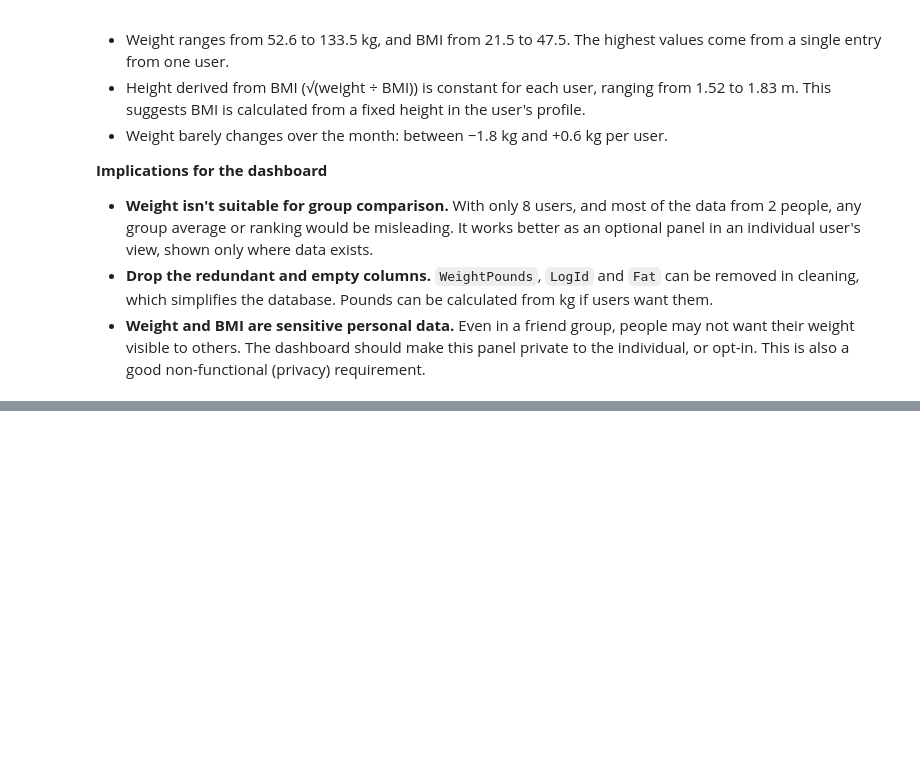
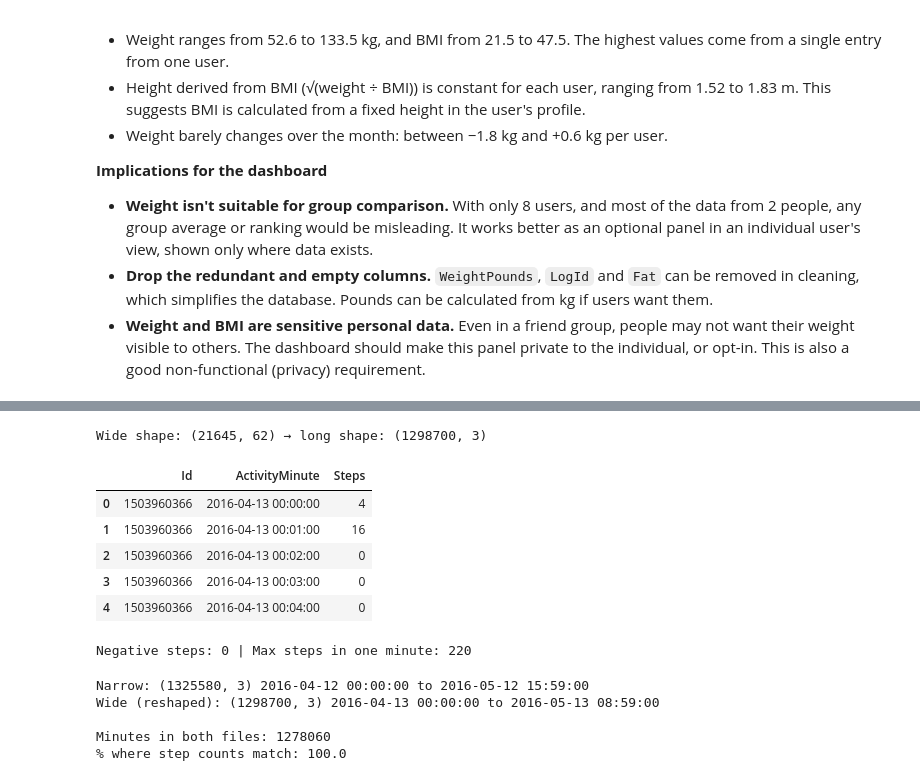
Before and after one commit to Maryam2125/DATA2007-Fitbit-Dashboard-Group, a Jupyter notebook: exploration/exploration_zoe.ipynb, the cells around one changed output, grey strips where cells are left out. Drawn from its saved outputs; the diff is of its cells as text; code cells hidden in the pictures; blank space fills up the shorter version.

Commit message:
Explore minuteStepsWide: reshape to long, compare with narrow, findings

```diff
--- a/exploration/exploration_zoe.ipynb
+++ b/exploration/exploration_zoe.ipynb
@@ -288,3 +288,7 @@ Id
 - **Weight isn't suitable for group comparison.** With only 8 users, and most of the data from 2 people, any group average or ranking would be misleading. It works better as an optional panel in an individual user's view, shown only where data exists.
 - **Drop the redundant and empty columns.** `WeightPounds`, `LogId` and `Fat` can be removed in cleaning, which simplifies the database. Pounds can be calculated from kg if users want them.
 - **Weight and BMI are sensitive personal data.** Even in a friend group, people may not want their weight visible to others. The dashboard should make this panel private to the individual, or opt-in. This is also a good non-functional (privacy) requirement.
+# %%
+steps_wide["ActivityHour"] = pd.to_datetime(steps_wide["ActivityHour"], format="%m/%d/%Y %I:%M:%S %p")
+print("Date range:", steps_wide["ActivityHour"].min(), "to", steps_wide["ActivityHour"].max())
+print("Step columns:", [c for c in steps_wide.columns if c.startswith("Steps")][:5], "... to Steps59")
@@ -290,0 +298,47 @@ Id
+# %%
+# melt turns the 60 minute columns into rows: one row per user per minute
+steps_long = steps_wide.melt(
+    id_vars=["Id", "ActivityHour"],
+    var_name="minute_col",
+    value_name="Steps",
+)
+
+
+steps_long["minute"] = steps_long["minute_col"].str.replace("Steps", "").astype(int)
+steps_long["ActivityMinute"] = steps_long["ActivityHour"] + pd.to_timedelta(steps_long["minute"], unit="min")
+
+steps_long = (
+    steps_long[["Id", "ActivityMinute", "Steps"]]
+    .sort_values(["Id", "ActivityMinute"])
+    .reset_index(drop=True)
+)
+
+print("Wide shape:", steps_wide.shape, "→ long shape:", steps_long.shape)
+display(steps_long.head())
+print("Negative steps:", (steps_long["Steps"] < 0).sum(), "| Max steps in one minute:", steps_long["Steps"].max())
+# %% [output]
+Wide shape: (21645, 62) → long shape: (1298700, 3)
+|  | Id | ActivityMinute | Steps |
+| 0 | 1503960366 | 2016-04-13 00:00:00 | 4 |
+| 1 | 1503960366 | 2016-04-13 00:01:00 | 16 |
+| 2 | 1503960366 | 2016-04-13 00:02:00 | 0 |
+| 3 | 1503960366 | 2016-04-13 00:03:00 | 0 |
+| 4 | 1503960366 | 2016-04-13 00:04:00 | 0 |
+Negative steps: 0 | Max steps in one minute: 220
+# %%
+narrow = pd.read_csv(DATA_DIR + "minuteStepsNarrow_merged.csv")
+narrow["ActivityMinute"] = pd.to_datetime(narrow["ActivityMinute"], format="%m/%d/%Y %I:%M:%S %p")
+
+print("Narrow:", narrow.shape, narrow["ActivityMinute"].min(), "to", narrow["ActivityMinute"].max())
+print("Wide (reshaped):", steps_long.shape, steps_long["ActivityMinute"].min(), "to", steps_long["ActivityMinute"].max())
+
+# Line the two up on user + minute and check whether the step counts agree
+both = steps_long.merge(narrow, on=["Id", "ActivityMinute"], how="inner", suffixes=("_wide", "_narrow"))
+print("\nMinutes in both files:", len(both))
+print("% where step counts match:", round((both["Steps_wide"] == both["Steps_narrow"]).mean() * 100, 2))
+# %% [output]
+Narrow: (1325580, 3) 2016-04-12 00:00:00 to 2016-05-12 15:59:00
+Wide (reshaped): (1298700, 3) 2016-04-13 00:00:00 to 2016-05-13 08:59:00
+
+Minutes in both files: 1278060
+% where step counts match: 100.0
```
Also changed, not shown: parts of 2 cells of this notebook.
